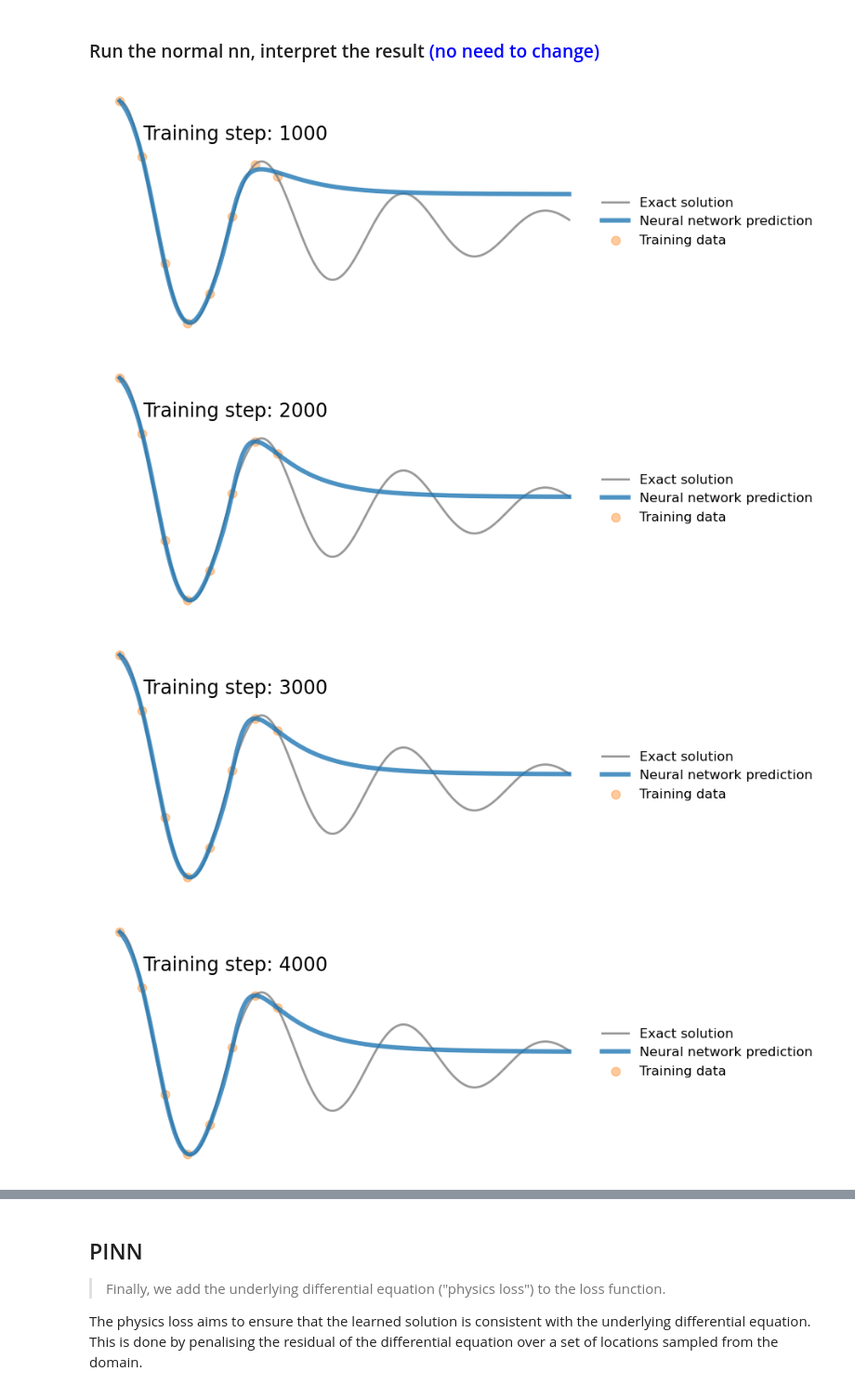
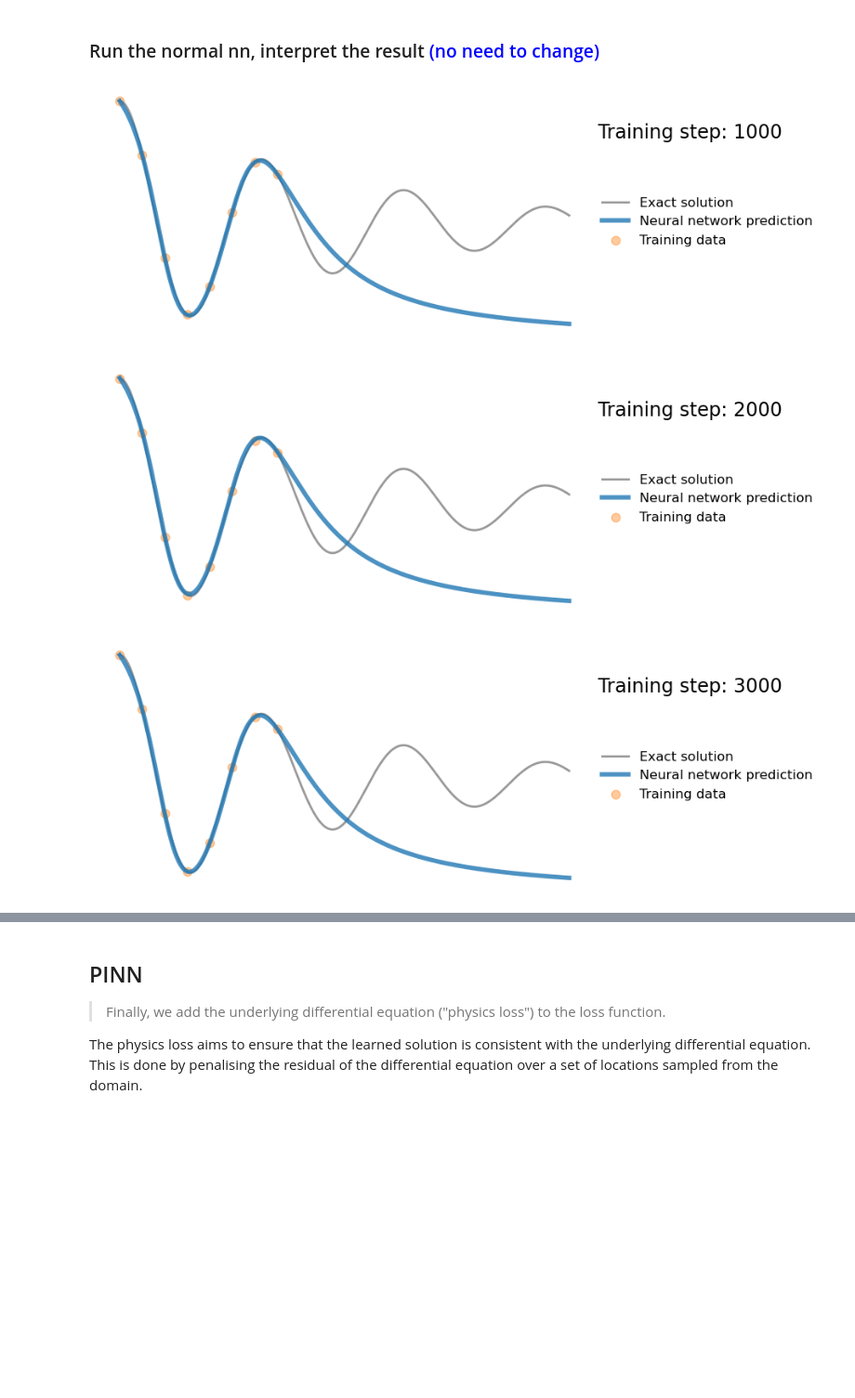
Before and after one commit to DanDan0101/PSI-Machine-Learning, a Jupyter notebook: Tutorial 3/Harmonic oscillator PINN_tutorial (1) (2).ipynb, the cells around one changed output, grey strips where cells are left out. Shown at 93% size. Drawn from its saved outputs; the diff is of its cells as text; code cells hidden in the pictures; blank space fills up the shorter version.

```diff
--- a/Tutorial 3/Harmonic oscillator PINN_tutorial (1) (2).ipynb
+++ b/Tutorial 3/Harmonic oscillator PINN_tutorial (1) (2).ipynb
@@ -38,11 +38,13 @@ This problem was inspired by the following blog post: https://beltoforion.de/en/
 # %%
 from PIL import Image
 import time
-
-from tqdm.notebook import tqdm
 
 import numpy as np
 import torch as tc
 import torch.nn as nn
 import matplotlib.pyplot as plt
-device = 'cuda' if tc.cuda.is_available() else 'cpu'
+
+from tqdm.notebook import tqdm
+
+device = tc.accelerator.current_accelerator().type if tc.accelerator.is_available() else "cpu"
+print(f"Using {device} device")
@@ -58,14 +62,14 @@ gamma = 0.1        # damping
 omega0 = 1.0       # natural frequency
 x0 = 1.0           # initial position
 v0 = 0.0           # initial velocity
-tend=20.0  # scale factor for time
+tend = 1.  # scale factor for time
 ###############################################
-tscale = 1 #may want to change it later
+tscale = 20. #may want to change it later
 ###################################################
 # Time span
 ##################################################################################3333
-t_span = (0, tend)         # from 0 to 20 seconds you might modify it later
-t_eval = np.linspace(0, tend, 500)  # points to evaluate you might modify it later
+t_span = (0, tend * tscale)         # from 0 to 20 seconds you might modify it later
+t_eval = np.linspace(0, tend * tscale, 500)  # points to evaluate you might modify it later
 #########################################################################################3
 # Define first-order system
 def damped_oscillator(t, y):
@@ -79,14 +83,13 @@ def damped_oscillator(t, y):
 # Solve IVP
 sol = solve_ivp(damped_oscillator, t_span, [x0, v0], t_eval=t_eval)
 
-x=tc.from_numpy(sol.t).unsqueeze(1).float()
+x=tc.from_numpy(sol.t).unsqueeze(1).float() / tscale
 
 
 y=tc.from_numpy(sol.y[0]).unsqueeze(1).float()
 ###########################################################
-
-x_data = x[0:200:25]
-y_data = y[0:200:25]
+x_data = x[0:200:25].to(device)
+y_data = y[0:200:25].to(device)
 ####################################################################3
 # Plot
 plt.plot(x,y , label="x(t)")
@@ -148,28 +151,27 @@ def plot_result(x,y,x_data,y_data,yh,xp=None):
 # %%
 
 
 
 # train standard neural network to fit training data
 tc.manual_seed(123)
-model = FCN(1,1,32,3) # one input one output, 32 neurons, 3 layers
+model = FCN(1,1,32,3).to(device) # one input one output, 32 neurons, 3 layers
 optimizer = tc.optim.Adam(model.parameters(),lr=1e-3)
-for i in tqdm(range(5000)):
+for i in tqdm(range(3000)):
     optimizer.zero_grad()
     yh = model(x_data)##############remembered the data you selected?it is used here
     loss = tc.mean((yh-y_data)**2)# use mean squared error
     loss.backward()
     optimizer.step()
 
 
     # plot the result as training progresses
     if (i+1) % 1000 == 0:
 
-        yh = model(x).detach()
+        yh = model(x.to(device)).detach().cpu()
 
-        plot_result(x,y,x_data,y_data,yh)
+        plot_result(x,y,x_data.cpu(),y_data.cpu(),yh)
         plt.show()
 # %% [output]
-[figure, old version]
+[figure, new version]
-[figure, old version]
+[figure, new version]
-[figure, old version]
+[figure, new version]
-[figure, removed]
```
Also changed, not shown: parts of 7 cells of this notebook, 1 other file.
